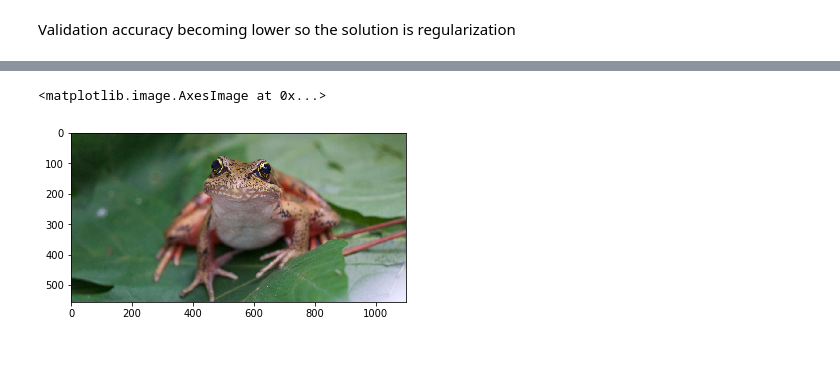
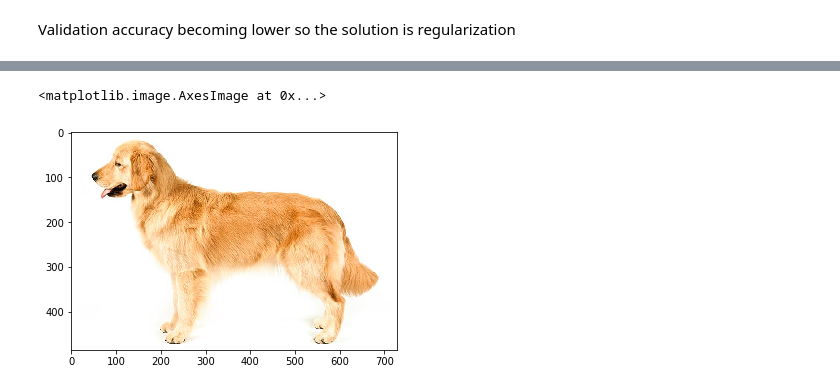
Before and after one commit to abhaysrivastav/Pytorch, a Jupyter notebook: CIFAR10.ipynb, the cells around one changed output, grey strips where cells are left out. Drawn from its saved outputs; the diff is of its cells as text; code cells hidden in the pictures; blank space fills up the shorter version.

```diff
--- a/CIFAR10.ipynb
+++ b/CIFAR10.ipynb
@@ -203,13 +215,13 @@ import PIL.ImageOps
 # %%
 import requests
 from PIL import Image
-url = 'https://www.burkemuseum.org/sites/default/files/images/biology/herpetology/washington/northern-red-legged-frog1-1100x555.jpg'
+url = 'https://s3.amazonaws.com/cdn-origin-etr.akc.org/wp-content/uploads/2017/11/12121353/GoldenRetriever1_stacked.jpg'
 response = requests.get(url, stream = True)
 img = Image.open(response.raw)
 plt.imshow(img)
 # %% [output]
 <matplotlib.image.AxesImage at 0x...>
-[figure, old version]
+[figure, new version]
 # %%
 img =transform(img)
 plt.imshow(im_convert(img))
```
Also changed, not shown: parts of 10 cells of this notebook.
